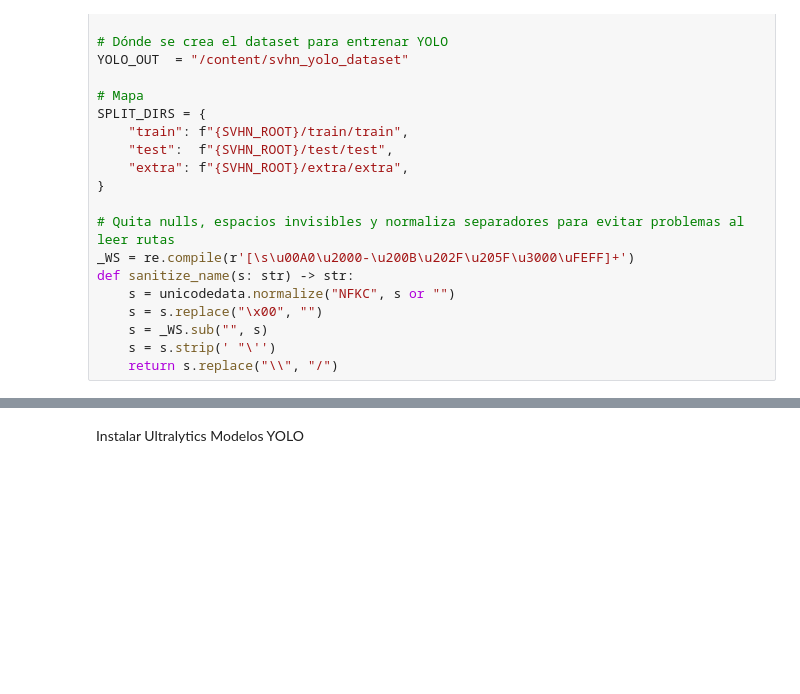
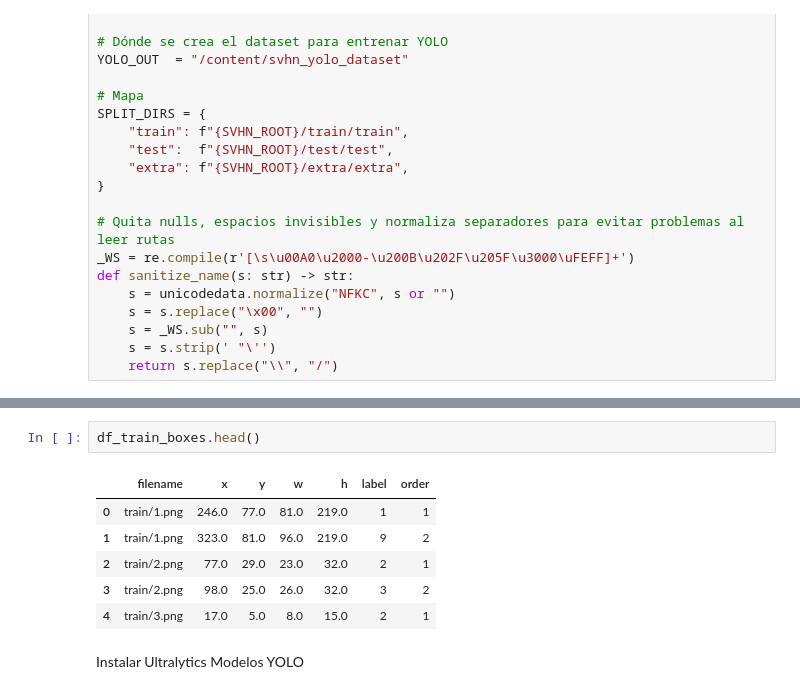
Before and after one commit to Fermu25/Cursos, a Jupyter notebook: Proyecto_TSFCII_.ipynb, the cells around one changed output, grey strips where cells are left out. Drawn from its saved outputs; the diff is of its cells as text; blank space fills up the shorter version.

```diff
--- a/Proyecto_TSFCII_.ipynb
+++ b/Proyecto_TSFCII_.ipynb
@@ -76,3 +261,12 @@ def sanitize_name(s: str) -> str:
+# %%
+df_train_boxes.head()
+# %% [output]
+|  | filename | x | y | w | h | label | order |
+| 0 | train/1.png | 246.0 | 77.0 | 81.0 | 219.0 | 1 | 1 |
+| 1 | train/1.png | 323.0 | 81.0 | 96.0 | 219.0 | 9 | 2 |
+| 2 | train/2.png | 77.0 | 29.0 | 23.0 | 32.0 | 2 | 1 |
+| 3 | train/2.png | 98.0 | 25.0 | 26.0 | 32.0 | 3 | 2 |
+| 4 | train/3.png | 17.0 | 5.0 | 8.0 | 15.0 | 2 | 1 |
 # %% [markdown]
 Instalar Ultralytics Modelos YOLO
 # %%
```
Also changed, not shown: parts of 5 cells of this notebook.
